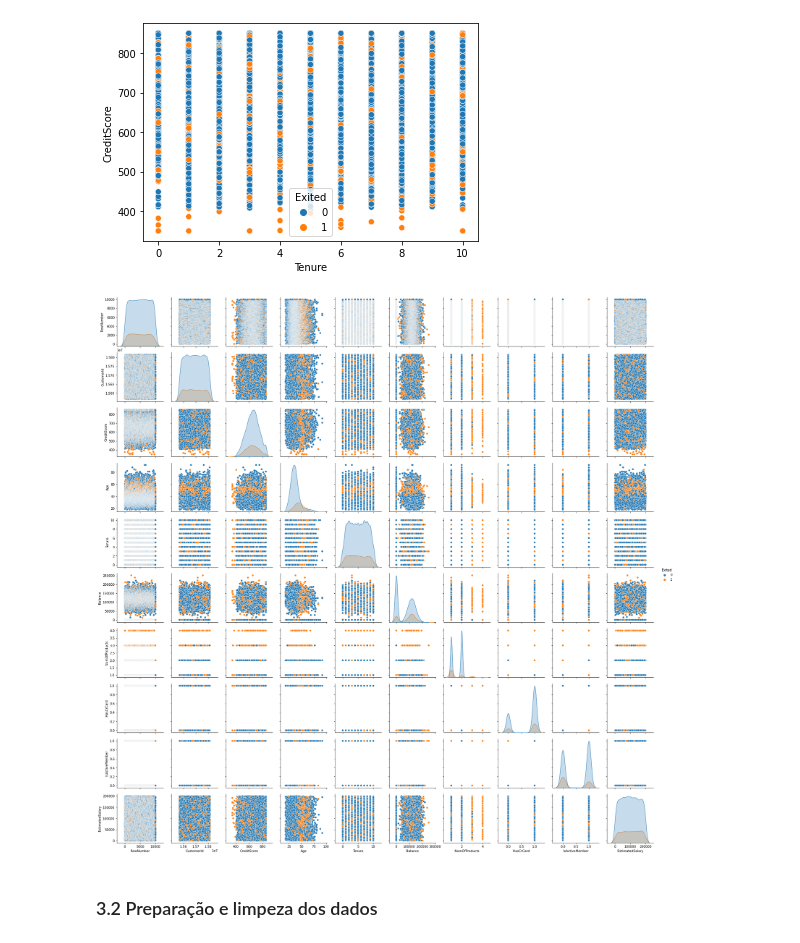
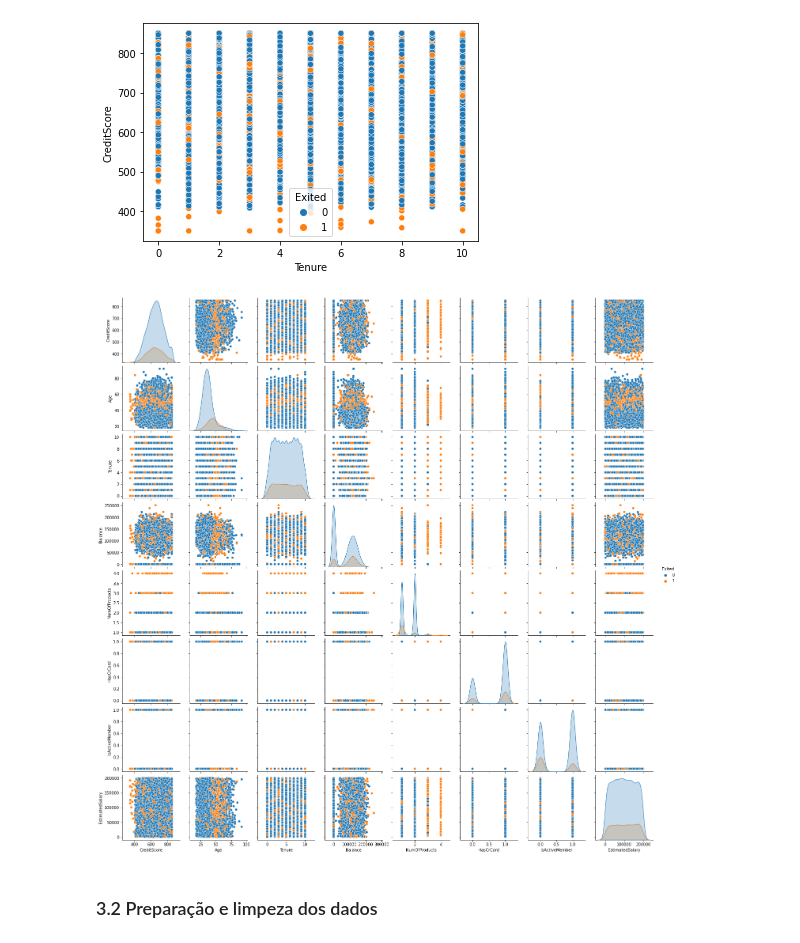
Before and after one commit to Mario-RJunior/DataScience-Awari, a Jupyter notebook: Unidade8-Machine-Learning/Classificacao/classification_project_br.ipynb, the cells around one changed output. Drawn from its saved outputs; the diff is of its cells as text; code cells hidden in the pictures.

Commit message:
Removidas colunas "RowNumber" e "CustomerId" do pairplot

```diff
--- a/Unidade8-Machine-Learning/Classificacao/classification_project_br.ipynb
+++ b/Unidade8-Machine-Learning/Classificacao/classification_project_br.ipynb
@@ -153,10 +153,15 @@ plt.show()
 [figure]
 # %%
 # Pairplot
-sns.pairplot(data=df, hue='Exited')
+# Excluindo colunas desnecessárias
+df_pairplot = df.copy()
+df_pairplot.drop(axis=1, columns=['RowNumber', 'CustomerId'], inplace=True)
+
+# Plotando o gráfico
+sns.pairplot(data=df_pairplot, hue='Exited')
 plt.show()
 # %% [output]
-[figure, old version]
+[figure, new version]
 # %% [markdown]
 
 ### 3.2 Preparação e limpeza dos dados
```
